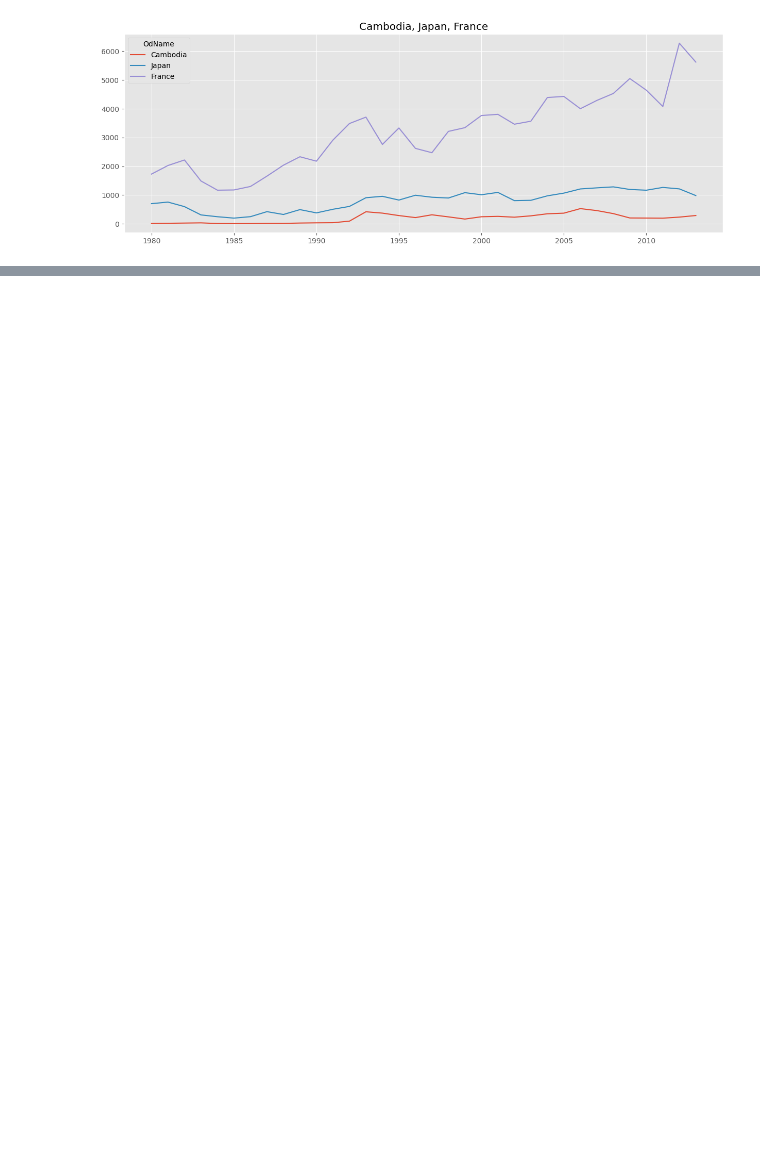
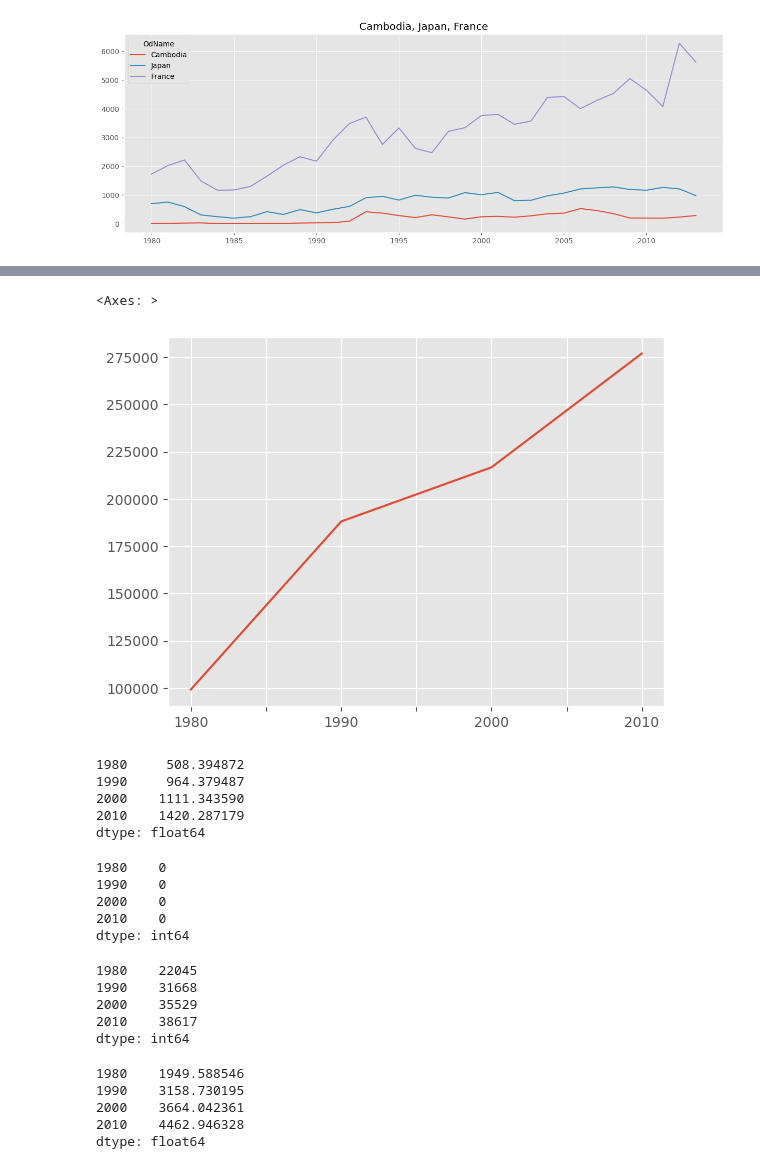
Before and after one commit to pratyush-pathak/DataScience, a Jupyter notebook: analysis/analysis.ipynb, the cells around one changed output, grey strips where cells are left out. Drawn from its saved outputs; the diff is of its cells as text; code cells hidden in the pictures; blank space fills up the shorter version.

```diff
--- a/analysis/analysis.ipynb
+++ b/analysis/analysis.ipynb
@@ -244,0 +294,2 @@ plt.savefig('comparing-3-countries.png')
+# %%
+canada.sort_values(by='AreaName', inplace = True)
@@ -244,0 +400,37 @@ plt.savefig('comparing-3-countries.png')
+# %%
+canada[[1980,1990,2000,2010]].sum().plot()
+# %% [output]
+<Axes: >
+[figure, added]
+# %%
+canada[[1980,1990,2000,2010]].mean()
+# %% [output]
+1980     508.394872
+1990     964.379487
+2000    1111.343590
+2010    1420.287179
+dtype: float64
+# %%
+canada[[1980,1990,2000,2010]].min()
+# %% [output]
+1980    0
+1990    0
+2000    0
+2010    0
+dtype: int64
+# %%
+canada[[1980,1990,2000,2010]].max()
+# %% [output]
+1980    22045
+1990    31668
+2000    35529
+2010    38617
+dtype: int64
+# %%
+canada[[1980,1990,2000,2010]].std()
+# %% [output]
+1980    1949.588546
+1990    3158.730195
+2000    3664.042361
+2010    4462.946328
+dtype: float64
```
Also changed, not shown: parts of 30 cells of this notebook.
